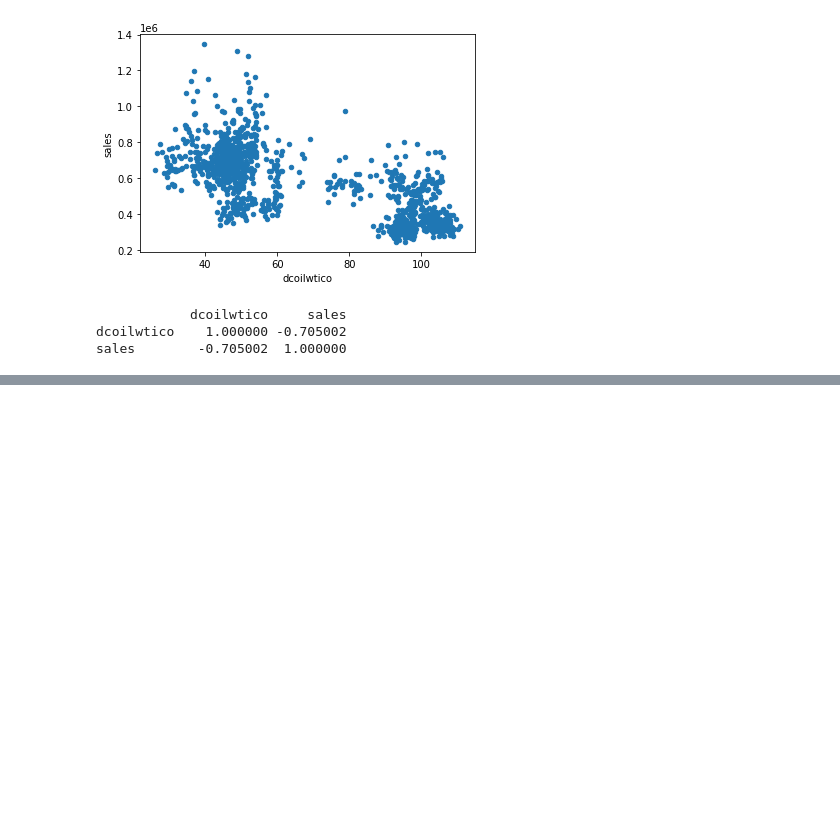
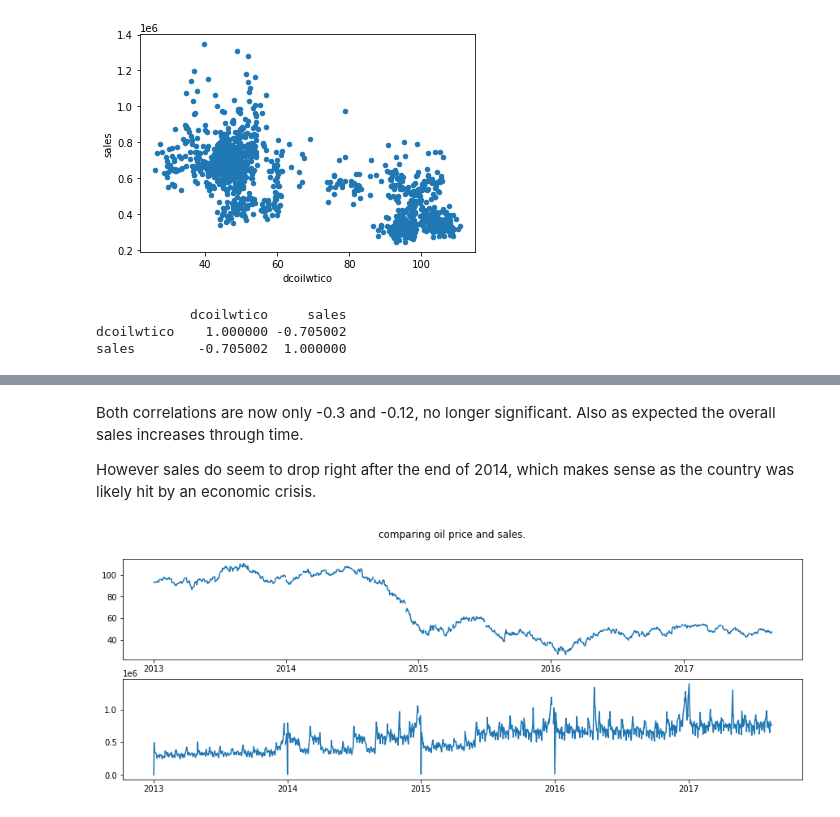
Before and after one commit to Jos1988/favorita_store_sales, a Jupyter notebook: analysis/EDA/oil_dataset.ipynb, the cells around one changed output, grey strips where cells are left out. Drawn from its saved outputs; the diff is of its cells as text; code cells hidden in the pictures; blank space fills up the shorter version.

```diff
--- a/analysis/EDA/oil_dataset.ipynb
+++ b/analysis/EDA/oil_dataset.ipynb
@@ -125,0 +156,14 @@ Note that there are some clear clusters in this scatter plot.
+# %% [markdown]
+Both correlations are now only -0.3 and -0.12, no longer significant. Also as expected the overall sales increases through time.
+
+However sales do seem to drop right after the end of 2014, which makes sense as the country was likely hit by an economic crisis.
+# %%
+fig, (ax_upper, ax_lower) = plt.subplots(2)
+fig.suptitle('comparing oil price and sales.')
+fig.set_size_inches(15, 5)
+ax_upper.plot(oil_and_sales_df.index, oil_and_sales_df['dcoilwtico'])
+ax_lower.plot(oil_and_sales_df.index, oil_and_sales_df['sales'])
+plt.show()
+plt.close()
+# %% [output]
+[figure, added]
```
Also changed, not shown: parts of 7 cells of this notebook, 5 other files.
